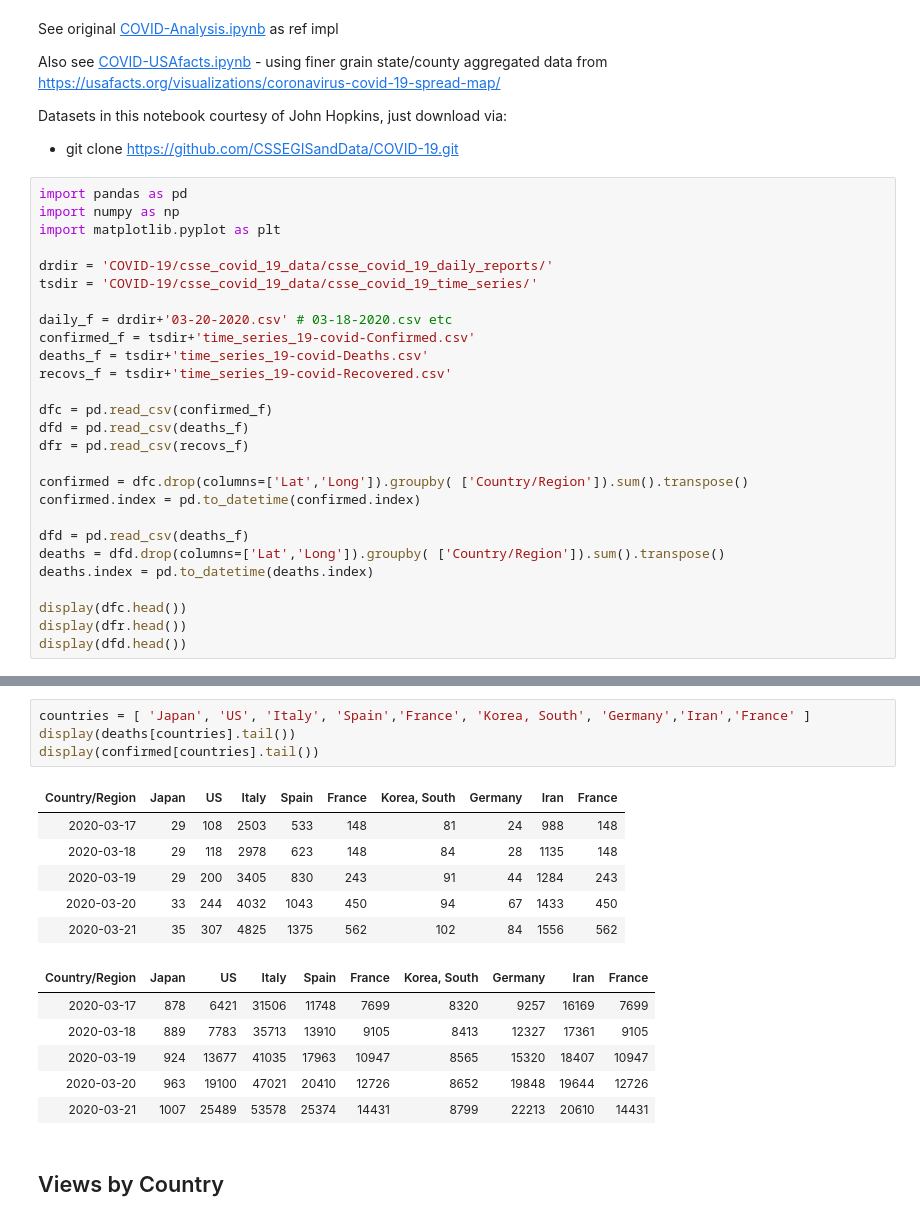
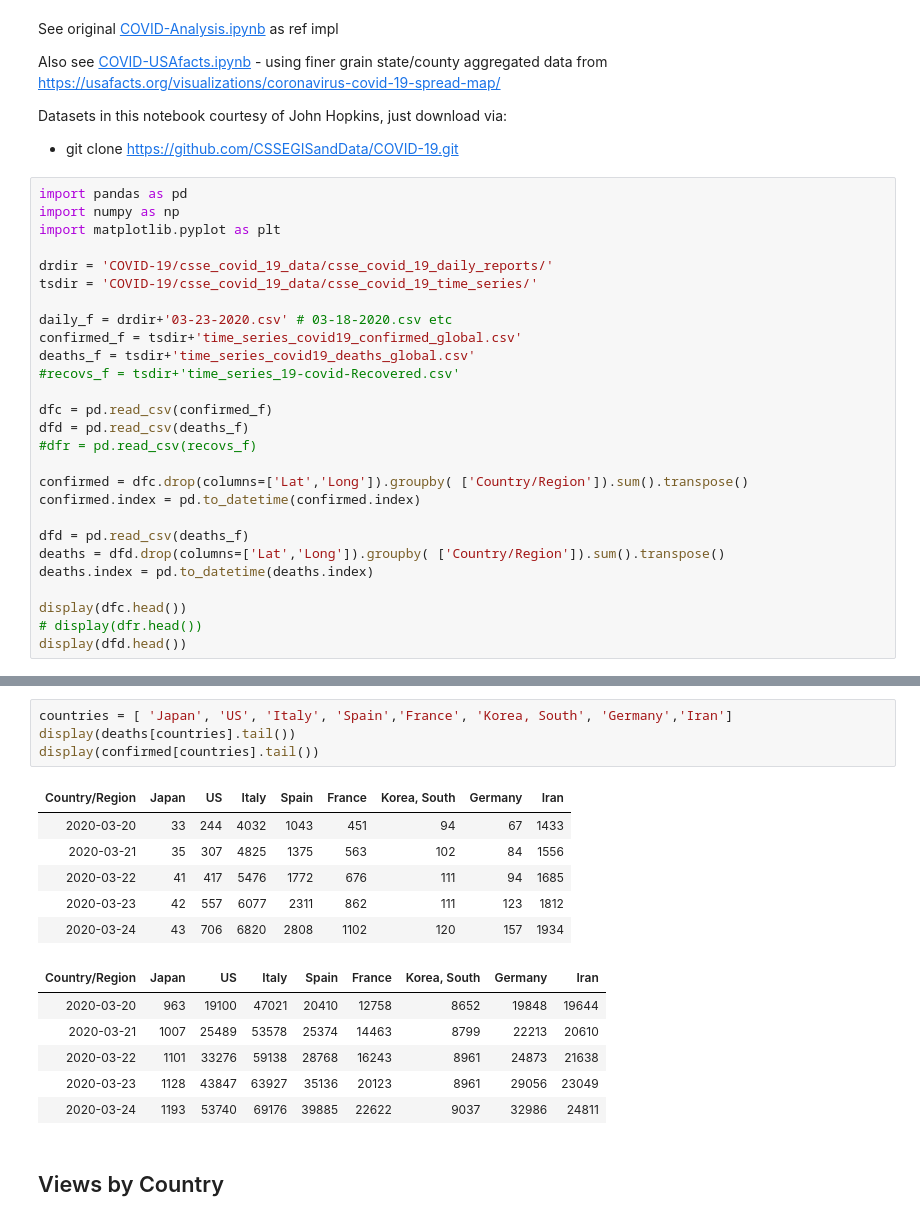
Before and after one commit to dougfoo/machineLearning, a Jupyter notebook: covid/COVID-Analysis-2.ipynb, the cells around one changed output, grey strips where cells are left out. Saved outputs shown, nothing was run; the diff lists cells and outputs as text.

```diff
--- a/covid/COVID-Analysis-2.ipynb
+++ b/covid/COVID-Analysis-2.ipynb
@@ -16,14 +16,14 @@ import matplotlib.pyplot as plt
 drdir = 'COVID-19/csse_covid_19_data/csse_covid_19_daily_reports/'
 tsdir = 'COVID-19/csse_covid_19_data/csse_covid_19_time_series/'
 
-daily_f = drdir+'03-20-2020.csv' # 03-18-2020.csv etc
-confirmed_f = tsdir+'time_series_19-covid-Confirmed.csv'
-deaths_f = tsdir+'time_series_19-covid-Deaths.csv'
-recovs_f = tsdir+'time_series_19-covid-Recovered.csv'
+daily_f = drdir+'03-23-2020.csv' # 03-18-2020.csv etc
+confirmed_f = tsdir+'time_series_covid19_confirmed_global.csv'
+deaths_f = tsdir+'time_series_covid19_deaths_global.csv'
+#recovs_f = tsdir+'time_series_19-covid-Recovered.csv'
 
 dfc = pd.read_csv(confirmed_f)
 dfd = pd.read_csv(deaths_f)
-dfr = pd.read_csv(recovs_f)
+#dfr = pd.read_csv(recovs_f)
 
 confirmed = dfc.drop(columns=['Lat','Long']).groupby( ['Country/Region']).sum().transpose()
 confirmed.index = pd.to_datetime(confirmed.index)
@@ -33,7 +33,7 @@ deaths = dfd.drop(columns=['Lat','Long']).groupby( ['Country/Region']).sum().tra
 deaths.index = pd.to_datetime(deaths.index)
 
 display(dfc.head())
-display(dfr.head())
+# display(dfr.head())
 display(dfd.head())
 # %% [output]
 |  | Province/State | Country/Region | Lat | Long | 1/22/20 | 1/23/20 | 1/24/20 | 1/25/20 | 1/26/20 | ... |
@@ -77,20 +70,20 @@ confirmed.tail()
 # %%
-countries = [ 'Japan', 'US', 'Italy', 'Spain','France', 'Korea, South', 'Germany','Iran','France' ]
+countries = [ 'Japan', 'US', 'Italy', 'Spain','France', 'Korea, South', 'Germany','Iran']
 display(deaths[countries].tail())
 display(confirmed[countries].tail())
 # %% [output]
-| Country/Region | Japan | US | Italy | Spain | France | Korea, South | Germany | Iran | France |
-| 2020-03-17 | 29 | 108 | 2503 | 533 | 148 | 81 | 24 | 988 | 148 |
-| 2020-03-18 | 29 | 118 | 2978 | 623 | 148 | 84 | 28 | 1135 | 148 |
-| 2020-03-19 | 29 | 200 | 3405 | 830 | 243 | 91 | 44 | 1284 | 243 |
-| 2020-03-20 | 33 | 244 | 4032 | 1043 | 450 | 94 | 67 | 1433 | 450 |
-| 2020-03-21 | 35 | 307 | 4825 | 1375 | 562 | 102 | 84 | 1556 | 562 |
+| Country/Region | Japan | US | Italy | Spain | France | Korea, South | Germany | Iran |
+| 2020-03-20 | 33 | 244 | 4032 | 1043 | 451 | 94 | 67 | 1433 |
+| 2020-03-21 | 35 | 307 | 4825 | 1375 | 563 | 102 | 84 | 1556 |
+| 2020-03-22 | 41 | 417 | 5476 | 1772 | 676 | 111 | 94 | 1685 |
+| 2020-03-23 | 42 | 557 | 6077 | 2311 | 862 | 111 | 123 | 1812 |
+| 2020-03-24 | 43 | 706 | 6820 | 2808 | 1102 | 120 | 157 | 1934 |
-| Country/Region | Japan | US | Italy | Spain | France | Korea, South | Germany | Iran | France |
-| 2020-03-17 | 878 | 6421 | 31506 | 11748 | 7699 | 8320 | 9257 | 16169 | 7699 |
-| 2020-03-18 | 889 | 7783 | 35713 | 13910 | 9105 | 8413 | 12327 | 17361 | 9105 |
-| 2020-03-19 | 924 | 13677 | 41035 | 17963 | 10947 | 8565 | 15320 | 18407 | 10947 |
-| 2020-03-20 | 963 | 19100 | 47021 | 20410 | 12726 | 8652 | 19848 | 19644 | 12726 |
-| 2020-03-21 | 1007 | 25489 | 53578 | 25374 | 14431 | 8799 | 22213 | 20610 | 14431 |
+| Country/Region | Japan | US | Italy | Spain | France | Korea, South | Germany | Iran |
+| 2020-03-20 | 963 | 19100 | 47021 | 20410 | 12758 | 8652 | 19848 | 19644 |
+| 2020-03-21 | 1007 | 25489 | 53578 | 25374 | 14463 | 8799 | 22213 | 20610 |
+| 2020-03-22 | 1101 | 33276 | 59138 | 28768 | 16243 | 8961 | 24873 | 21638 |
+| 2020-03-23 | 1128 | 43847 | 63927 | 35136 | 20123 | 8961 | 29056 | 23049 |
+| 2020-03-24 | 1193 | 53740 | 69176 | 39885 | 22622 | 9037 | 32986 | 24811 |
 # %% [markdown]
 ## Views by Country
 # %%
```
Also changed, not shown: parts of 23 cells of this notebook, 2 other files.
